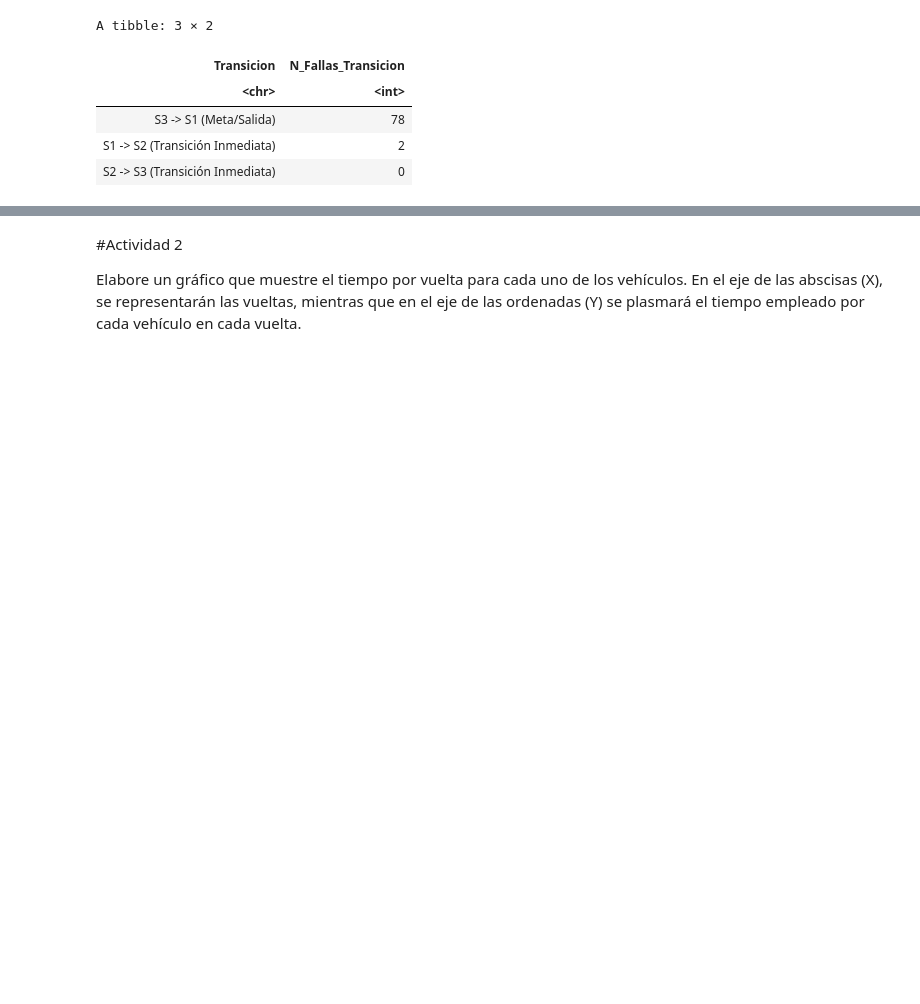
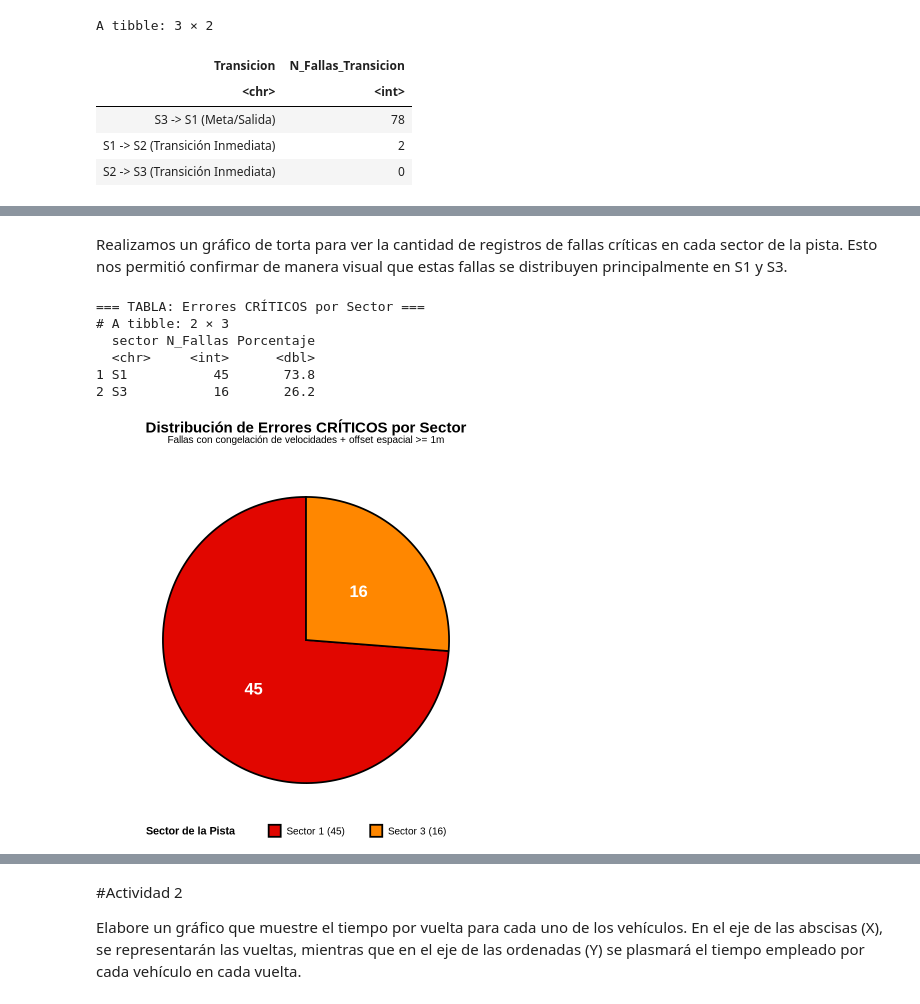
Before and after one commit to LuppeCh/F1EDA, a Jupyter notebook: Exploración_de_Datos_Trabajo_Final.ipynb, the cells around one changed output, grey strips where cells are left out. Saved outputs shown, nothing was run; the diff lists cells and outputs as text; code cells hidden in the pictures; blank space fills up the shorter version.

```diff
--- a/Exploración_de_Datos_Trabajo_Final.ipynb
+++ b/Exploración_de_Datos_Trabajo_Final.ipynb
@@ -807,0 +908,14 @@ A tibble: 3 × 2
+# %%
+falla_espacial_critica <- fallas_espaciales %>%
+  filter(velocidades_congeladas == TRUE) %>%
+  select(
+    carId, lapNum, binIndex, lap_distance, discrepancia_espacial,
+    sector, lap_time_invalid,
+    DIF_lap_time, DIF_vel_X, DIF_vel_Y, DIF_vel_Z,
+    lap_time, velocity_X, velocity_Y, velocity_Z
+  )
+
+cat("\n=== ERRORES CRÍTICOS (Congelación de Velocidades) ===\n")
+cat("Cantidad de registros:", nrow(falla_espacial_critica), "\n")
+cat("Descripción: El sistema completo se congeló - posición Y velocidades erróneas\n\n")
+print(falla_espacial_critica, n = Inf, width = Inf)
@@ -807,0 +940,62 @@ A tibble: 3 × 2
+# %% [markdown]
+Realizamos un gráfico de torta para ver la cantidad de registros de fallas críticas en cada sector de la pista. Esto nos permitió confirmar de manera visual que estas fallas se distribuyen principalmente en S1 y S3.
+# %%
+conteo_criticos_sector <- falla_espacial_critica %>%
+  group_by(sector) %>%
+  summarise(N_Fallas = n(), .groups = 'drop') %>%
+  mutate(
+    Porcentaje = N_Fallas / sum(N_Fallas) * 100,
+  )
+
+
+grafico_criticos_sector <- ggplot(conteo_criticos_sector,
+                                   aes(x = "", y = N_Fallas, fill = sector)) +
+  geom_bar(stat = "identity", width = 1, color = "black", linewidth = 1) +
+  coord_polar(theta = "y", start = 0) +
+
+  geom_text(aes(label = N_Fallas),
+            position = position_stack(vjust = 0.5),
+            size = 7, fontface = "bold", color = "white") +
+
+  scale_fill_manual(
+    values = c(
+      "S1" = "#E10600",
+      "S2" = "#0A0A9C",
+      "S3" = "#FF8700"
+    ),
+    labels = c(
+      "S1" = paste0("Sector 1 (", conteo_criticos_sector$N_Fallas[conteo_criticos_sector$sector == "S1"], ")"),
+      "S2" = paste0("Sector 2 (", conteo_criticos_sector$N_Fallas[conteo_criticos_sector$sector == "S2"], ")"),
+      "S3" = paste0("Sector 3 (", conteo_criticos_sector$N_Fallas[conteo_criticos_sector$sector == "S3"], ")")
+    )
+  ) +
+
+  labs(
+    title = "Distribución de Errores CRÍTICOS por Sector",
+    subtitle = "Fallas con congelación de velocidades + offset espacial >= 1m",
+    fill = "Sector de la Pista",
+    x = NULL,
+    y = NULL
+  ) +
+
+  theme_void() +
+  theme(
+    plot.title = element_text(hjust = 0.5, face = "bold", size = 18),
+    plot.subtitle = element_text(hjust = 0.5, size = 12, margin = margin(b = 20)),
+    legend.position = "bottom",
+    legend.title = element_text(face = "bold", size = 13),
+    legend.text = element_text(size = 12)
+  )
+
+print(grafico_criticos_sector)
+
+cat("\n=== TABLA: Errores CRÍTICOS por Sector ===\n")
+print(conteo_criticos_sector)
+# %% [output]
+=== TABLA: Errores CRÍTICOS por Sector ===
+# A tibble: 2 × 3
+  sector N_Fallas Porcentaje
+  <chr>     <int>      <dbl>
+1 S1           45       73.8
+2 S3           16       26.2
+[figure, added]
```
Also changed, not shown: parts of 22 cells of this notebook.
